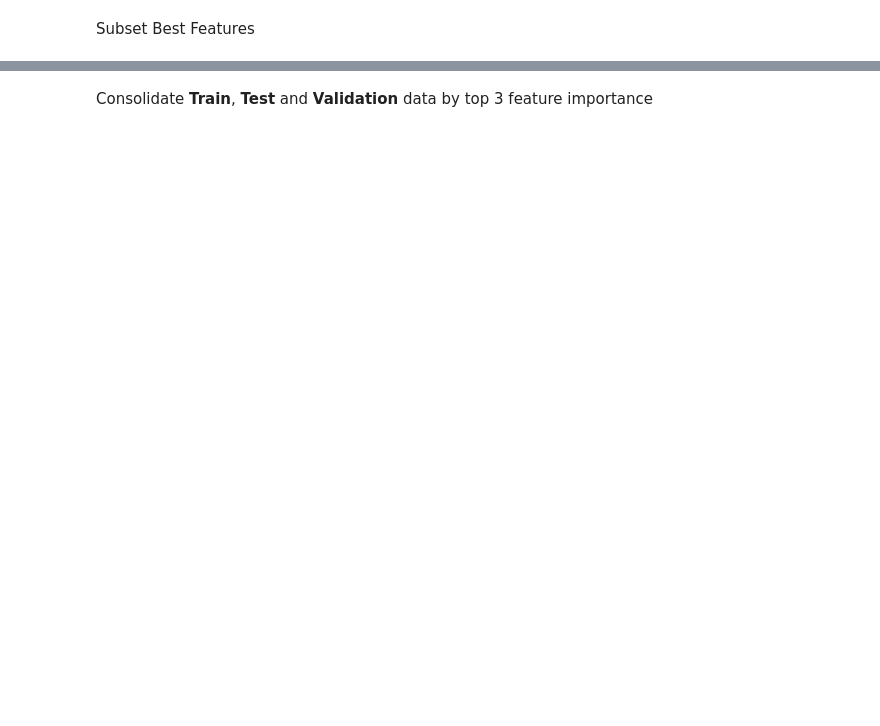
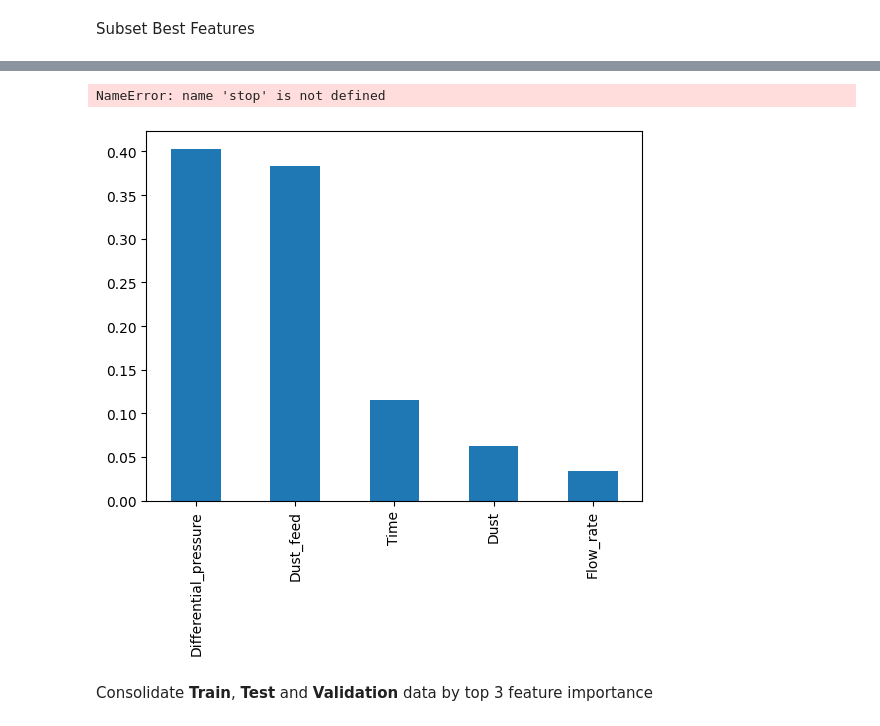
Before and after one commit to roeszler/filter-maintenance-predictor, a Jupyter notebook: jupyter_notebooks/05_ModelingAndEvaluation_RUL.ipynb, the cells around one changed output, grey strips where cells are left out. Drawn from its saved outputs; the diff is of its cells as text; code cells hidden in the pictures; blank space fills up the shorter version.

```diff
--- a/jupyter_notebooks/05_ModelingAndEvaluation_RUL.ipynb
+++ b/jupyter_notebooks/05_ModelingAndEvaluation_RUL.ipynb
@@ -422,6 +654,6 @@ Manually define these into the best model
 reg_model = RandomForestRegressor(
     criterion='squared_error',
     max_features='log2',
-    n_estimators=600,
+    n_estimators=300,
     )
 reg_model.fit(X_train, y_train)
@@ -554,7 +828,7 @@ print(f'RandomForrestRegression (defaults): {r2}')
 pipeline = Pipeline([('scaler', MinMaxScaler()), ('regressor', RandomForestRegressor(
     criterion='squared_error',
     max_features='log2',
-    n_estimators=600,
+    n_estimators=300,
 ))])
 pipeline.fit(X_train, y_train)
 
@@ -647,4 +955,4 @@ params_search = {
 Extensive GridSearch CV
 # %%
 search_PCA = HyperparameterOptimizationSearch(models=models_search, params=params_search)
-search_PCA.fit(X_train, y_train, scoring = 'r2', n_jobs=-1, cv=5)
+search_PCA.fit(X_train, y_train, scoring = 'r2', n_jobs=-1, cv=3)
@@ -673,7 +1023,7 @@ Visualize most important features
 # %%
 reg_model = RandomForestRegressor(
-    criterion='poisson',
+    criterion='absolute_error',
     max_features=1.0,
-    n_estimators=600,
+    n_estimators=300,
     )
 reg_model.fit(X_train, y_train)
@@ -800,12 +1223,18 @@ best_regressor_pipeline
+# %%
+stop
+# %% [output]
+NameError: name 'stop' is not defined
 # %%
 reg_model = RandomForestRegressor(
-    criterion='poisson',
+    criterion='absolute_error',
     n_estimators=300,
     )
 reg_model.fit(X_train, y_train)
 feat_importances = (pd.Series(reg_model.feature_importances_, index=X_train.columns)
                     .nlargest(6)
                     .plot(kind='bar'))
+# %% [output]
+[figure, added]
 # %% [markdown]
 Consolidate **Train**, **Test** and **Validation** data by top 3 feature importance
 # %%
```
Also changed, not shown: parts of 87 cells of this notebook, 24 other files.
